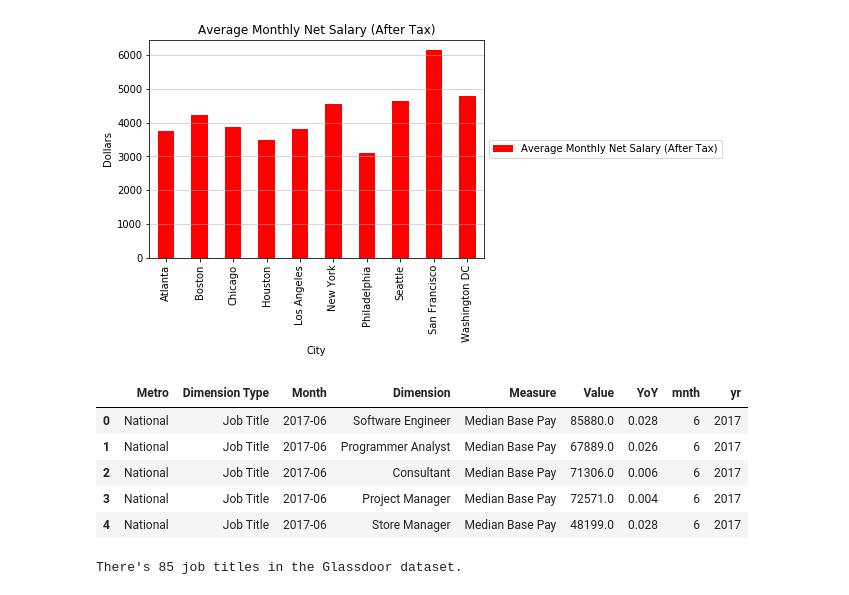
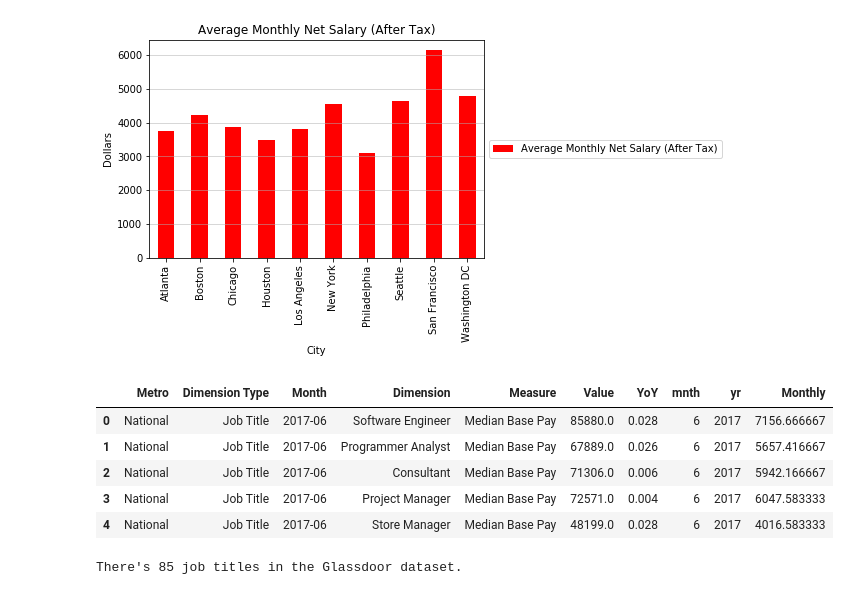
Before and after one commit to cinhui/project_one, a Jupyter notebook: data_exploration_charts.ipynb, the cells around one changed output. Saved outputs shown, nothing was run; the diff lists cells and outputs as text; code cells hidden in the pictures.

```diff
--- a/data_exploration_charts.ipynb
+++ b/data_exploration_charts.ipynb
@@ -55,15 +56,17 @@ plt.title("Average Monthly Net Salary (After Tax)")
 plt.show()
 # %% [output]
 [figure]
-# %%
-glassdoor_job_title_df.head()
-# %% [output]
-|  | Metro | Dimension Type | Month | Dimension | Measure | Value | YoY | mnth | yr |
-| 0 | National | Job Title | 2017-06 | Software Engineer | Median Base Pay | 85880.0 | 0.028 | 6 | 2017 |
-| 1 | National | Job Title | 2017-06 | Programmer Analyst | Median Base Pay | 67889.0 | 0.026 | 6 | 2017 |
-| 2 | National | Job Title | 2017-06 | Consultant | Median Base Pay | 71306.0 | 0.006 | 6 | 2017 |
-| 3 | National | Job Title | 2017-06 | Project Manager | Median Base Pay | 72571.0 | 0.004 | 6 | 2017 |
-| 4 | National | Job Title | 2017-06 | Store Manager | Median Base Pay | 48199.0 | 0.028 | 6 | 2017 |
+# %%
+# Add a column that has monthly salary based on annual salary
+glassdoor_job_title_df["Monthly"] = glassdoor_job_title_df["Value"]/12
+glassdoor_job_title_df.head()
+# %% [output]
+|  | Metro | Dimension Type | Month | Dimension | Measure | Value | YoY | mnth | yr | Monthly |
+| 0 | National | Job Title | 2017-06 | Software Engineer | Median Base Pay | 85880.0 | 0.028 | 6 | 2017 | 7156.666667 |
+| 1 | National | Job Title | 2017-06 | Programmer Analyst | Median Base Pay | 67889.0 | 0.026 | 6 | 2017 | 5657.416667 |
+| 2 | National | Job Title | 2017-06 | Consultant | Median Base Pay | 71306.0 | 0.006 | 6 | 2017 | 5942.166667 |
+| 3 | National | Job Title | 2017-06 | Project Manager | Median Base Pay | 72571.0 | 0.004 | 6 | 2017 | 6047.583333 |
+| 4 | National | Job Title | 2017-06 | Store Manager | Median Base Pay | 48199.0 | 0.028 | 6 | 2017 | 4016.583333 |
 # %%
 #glassdoor_job_title_df["Measure"].unique()
 #glassdoor_job_title_df["Month"].unique()
```
Also changed, not shown: parts of 29 cells of this notebook.
